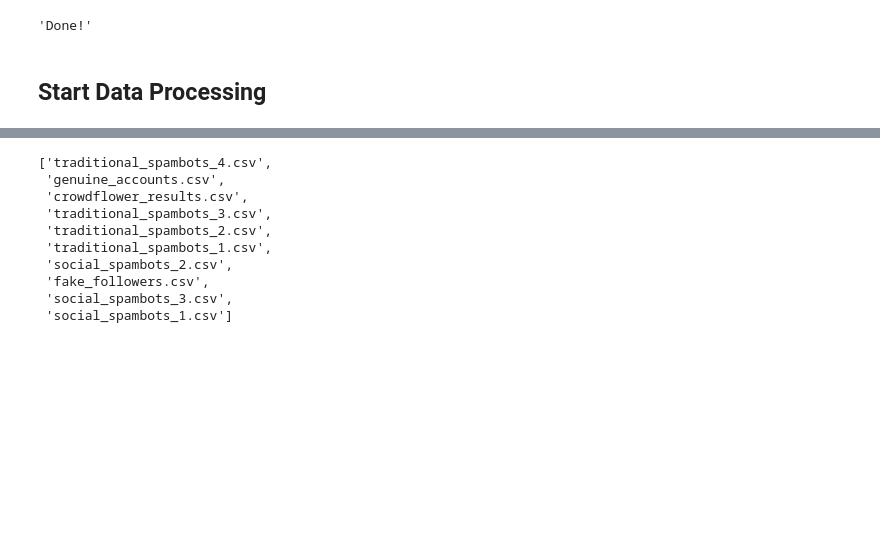
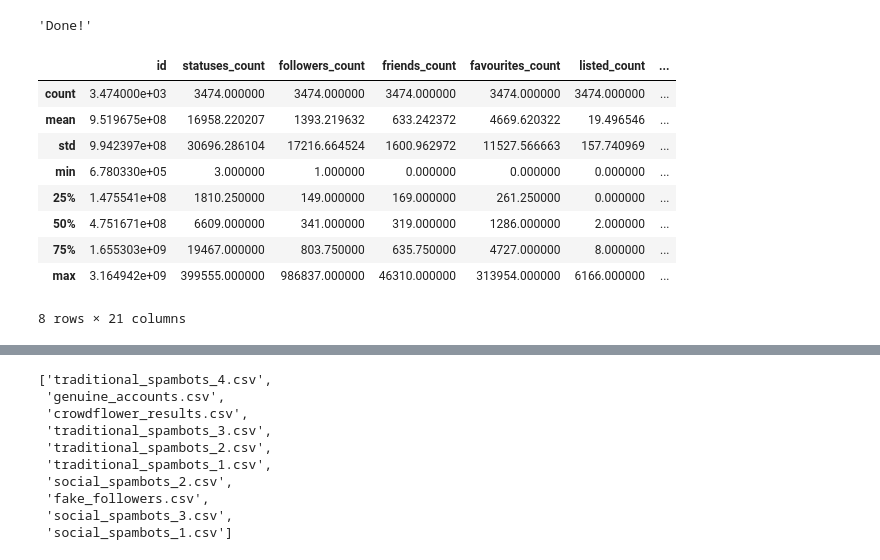
Before and after one commit to jasonweidner/CSPB_4502, a Jupyter notebook: Bot_Wrangler.ipynb, the cells around one changed output, grey strips where cells are left out. Drawn from its saved outputs; the diff is of its cells as text; code cells hidden in the pictures; blank space fills up the shorter version.

```diff
--- a/Bot_Wrangler.ipynb
+++ b/Bot_Wrangler.ipynb
@@ -319,5 +359,3 @@ def PuppetMaster():
 #6 pass 5 to respective functions to get the calculated columns.
 #7 pass 6 to attribute Info_gain to get all 7 attributes information gain.
 #8 print to screen
-# %% [markdown]
-## **Start Data Processing**
@@ -323,0 +392,15 @@ def PuppetMaster():
+# %%
+real_users = pd.read_csv(REAL_USERS)
+# %%
+real_users.describe()
+# %% [output]
+|  | id | statuses_count | followers_count | friends_count | favourites_count | listed_count | ... |
+| count | 3.474000e+03 | 3474.000000 | 3474.000000 | 3474.000000 | 3474.000000 | 3474.000000 | ... |
+| mean | 9.519675e+08 | 16958.220207 | 1393.219632 | 633.242372 | 4669.620322 | 19.496546 | ... |
+| std | 9.942397e+08 | 30696.286104 | 17216.664524 | 1600.962972 | 11527.566663 | 157.740969 | ... |
+| min | 6.780330e+05 | 3.000000 | 1.000000 | 0.000000 | 0.000000 | 0.000000 | ... |
+| 25% | 1.475541e+08 | 1810.250000 | 149.000000 | 169.000000 | 261.250000 | 0.000000 | ... |
+| 50% | 4.751671e+08 | 6609.000000 | 341.000000 | 319.000000 | 1286.000000 | 2.000000 | ... |
+| 75% | 1.655303e+09 | 19467.000000 | 803.750000 | 635.750000 | 4727.000000 | 8.000000 | ... |
+| max | 3.164942e+09 | 399555.000000 | 986837.000000 | 46310.000000 | 313954.000000 | 6166.000000 | ... |
+8 rows × 21 columns
```
Also changed, not shown: parts of 33 cells of this notebook.
